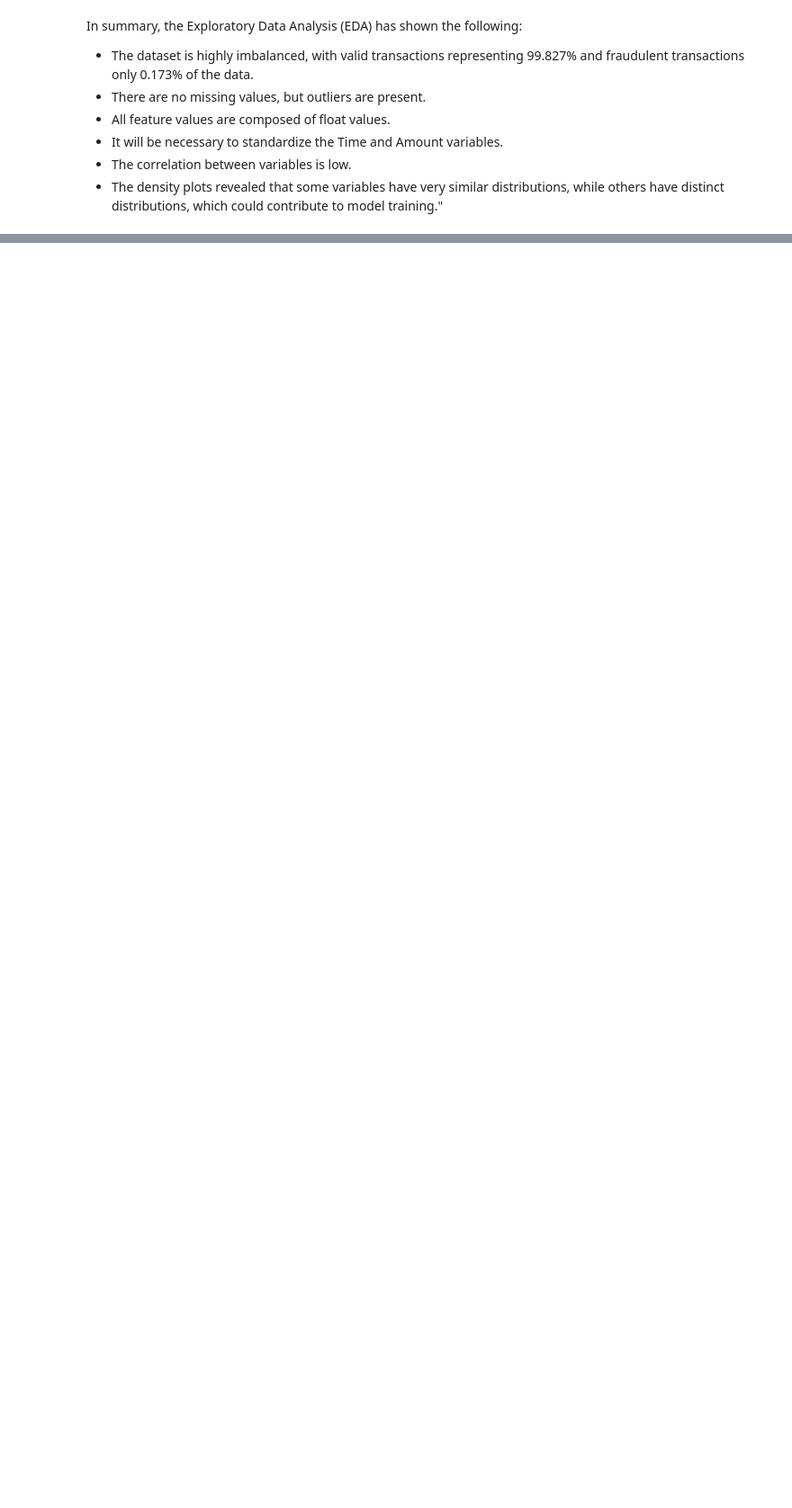
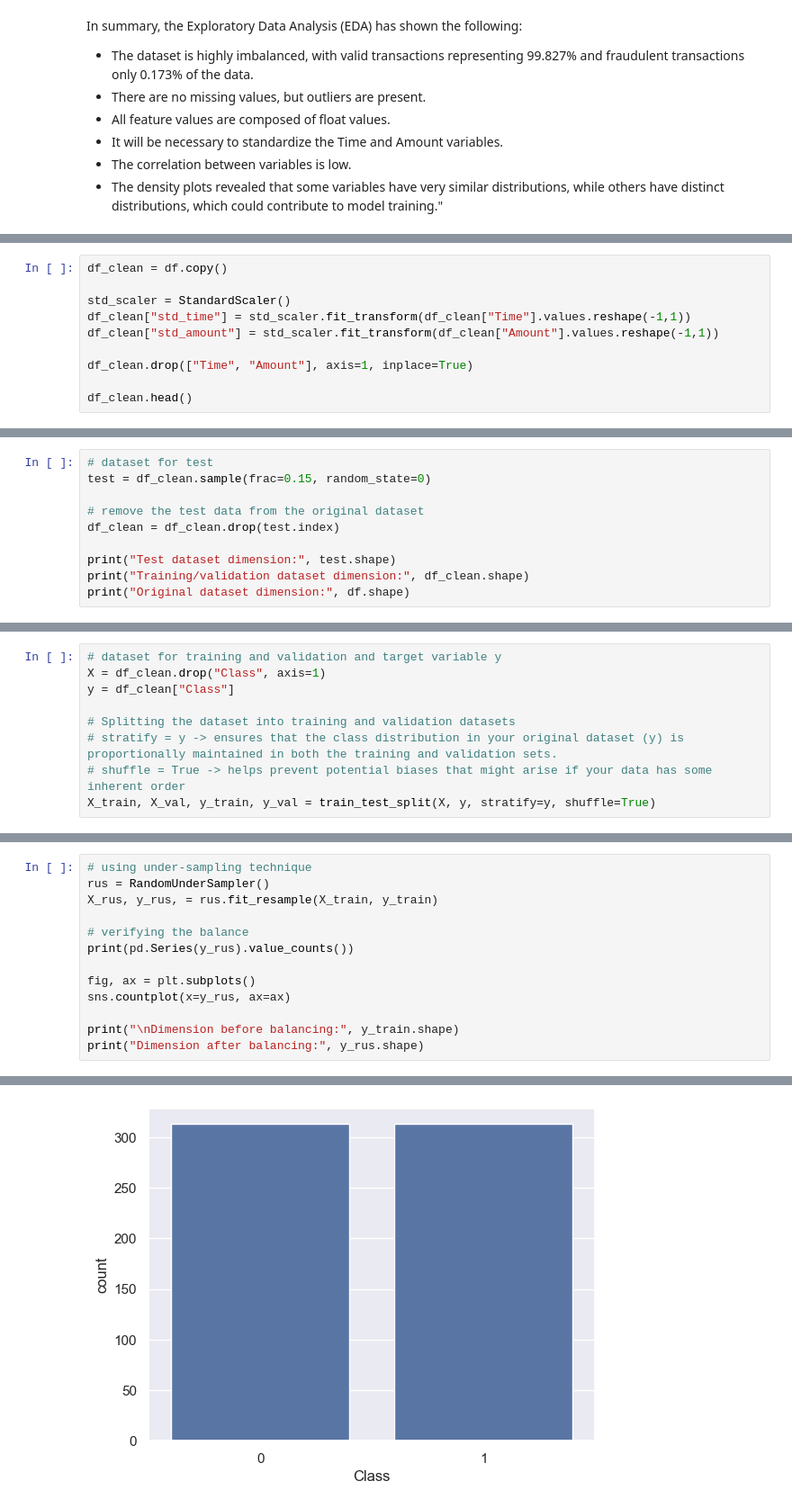
Before and after one commit to hugomaestri/data_science, a Jupyter notebook: 3-Credit_Card_Fraud_Detection.ipynb, the cells around one changed output, grey strips where cells are left out. Shown at 90% size. Saved outputs shown, nothing was run; the diff lists cells and outputs as text; blank space fills up the shorter version.

```diff
--- a/3-Credit_Card_Fraud_Detection.ipynb
+++ b/3-Credit_Card_Fraud_Detection.ipynb
@@ -231,0 +278,10 @@ In summary, the Exploratory Data Analysis (EDA) has shown the following:
+# %%
+df_clean = df.copy()
+
+std_scaler = StandardScaler()
+df_clean["std_time"] = std_scaler.fit_transform(df_clean["Time"].values.reshape(-1,1))
+df_clean["std_amount"] = std_scaler.fit_transform(df_clean["Amount"].values.reshape(-1,1))
+
+df_clean.drop(["Time", "Amount"], axis=1, inplace=True)
+
+df_clean.head()
@@ -231,0 +297,10 @@ In summary, the Exploratory Data Analysis (EDA) has shown the following:
+# %%
+# dataset for test
+test = df_clean.sample(frac=0.15, random_state=0)
+
+# remove the test data from the original dataset
+df_clean = df_clean.drop(test.index)
+
+print("Test dataset dimension:", test.shape)
+print("Training/validation dataset dimension:", df_clean.shape)
+print("Original dataset dimension:", df.shape)
@@ -231,0 +311,9 @@ In summary, the Exploratory Data Analysis (EDA) has shown the following:
+# %%
+# dataset for training and validation and target variable y
+X = df_clean.drop("Class", axis=1)
+y = df_clean["Class"]
+
+# Splitting the dataset into training and validation datasets
+# stratify = y -> ensures that the class distribution in your original dataset (y) is proportionally maintained in both the training and validation sets.
+# shuffle = True -> helps prevent potential biases that might arise if your data has some inherent order
+X_train, X_val, y_train, y_val = train_test_split(X, y, stratify=y, shuffle=True)
@@ -231,0 +322,14 @@ In summary, the Exploratory Data Analysis (EDA) has shown the following:
+# %%
+# using under-sampling technique
+rus = RandomUnderSampler()
+X_rus, y_rus, = rus.fit_resample(X_train, y_train)
+
+# verifying the balance
+print(pd.Series(y_rus).value_counts())
+
+fig, ax = plt.subplots()
+sns.countplot(x=y_rus, ax=ax)
+
+print("\nDimension before balancing:", y_train.shape)
+print("Dimension after balancing:", y_rus.shape)
+# %% [output]
@@ -231,0 +343 @@ In summary, the Exploratory Data Analysis (EDA) has shown the following:
+[figure, added]
```
Also changed, not shown: parts of 17 cells of this notebook.
